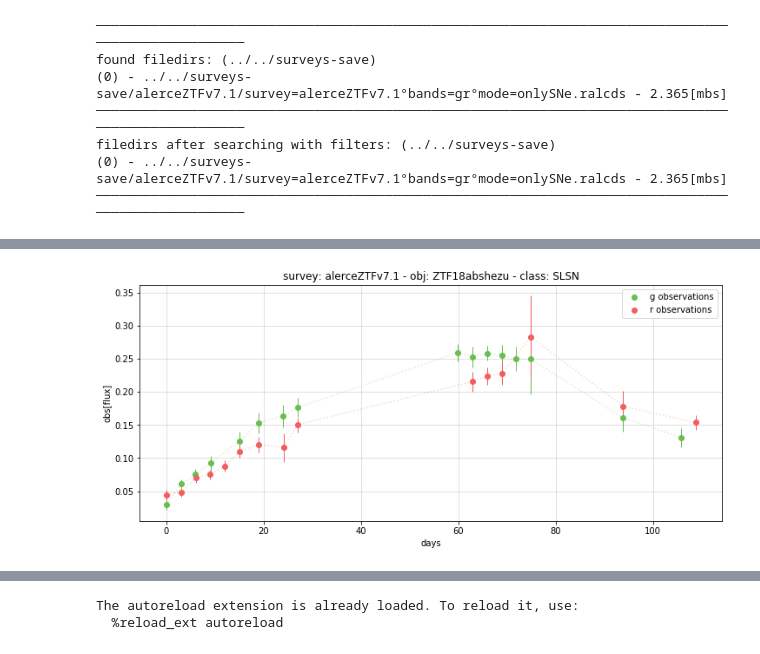
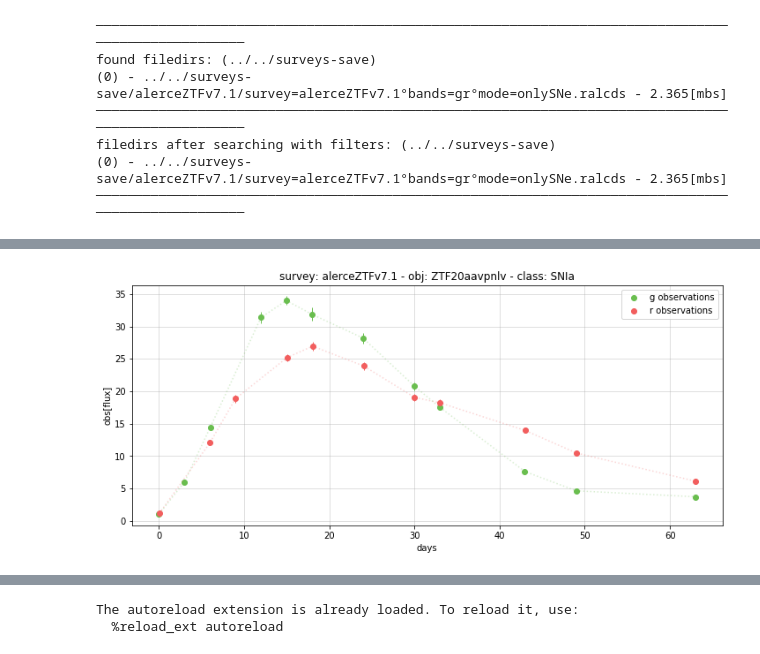
Before and after one commit to oscarpimentel/astro-lightcurves-handler, a Jupyter notebook: experiments/raw_to_split_dataset.ipynb, the cells around one changed output, grey strips where cells are left out. Cells and saved outputs as stored; diff of their text form; code cells hidden in the pictures.

```diff
--- a/experiments/raw_to_split_dataset.ipynb
+++ b/experiments/raw_to_split_dataset.ipynb
@@ -62,20 +62,22 @@ LCDataset:
 # %%
 import flamingchoripan.lists as lists
 import matplotlib.pyplot as plt
 from lchandler.plots.lc import plot_lightcurve
 
 lcset = lcdataset['raw']
-lcobj, key = lcset.get_random_lcobj()
+lcobj_name = lcset.get_random_lcobj_name()
+lcobj_name = 'ZTF20aavpnlv'
+lcobj = lcset[lcobj_name]
 fig, ax = plt.subplots(1,1, figsize=(12,5))
 for kb,b in enumerate(lcset.band_names):
     plot_lightcurve(ax, lcobj, b, label=f'{b} observations')
-ax.set_title(f'survey: {lcset.survey} - obj: {key} - class: {lcset.class_names[lcobj.y]}')
+ax.set_title(f'survey: {lcset.survey} - obj: {lcobj_name} - class: {lcset.class_names[lcobj.y]}')
 ax.set_xlabel('days')
 ax.set_ylabel('obs[flux]')
 ax.legend()
 ax.grid(alpha=0.5)
 # %% [output]
-[figure, old version]
+[figure, new version]
 # %%
 %load_ext autoreload
 %autoreload 2
```
Also changed, not shown: parts of 3 cells of this notebook, 2 other files.
